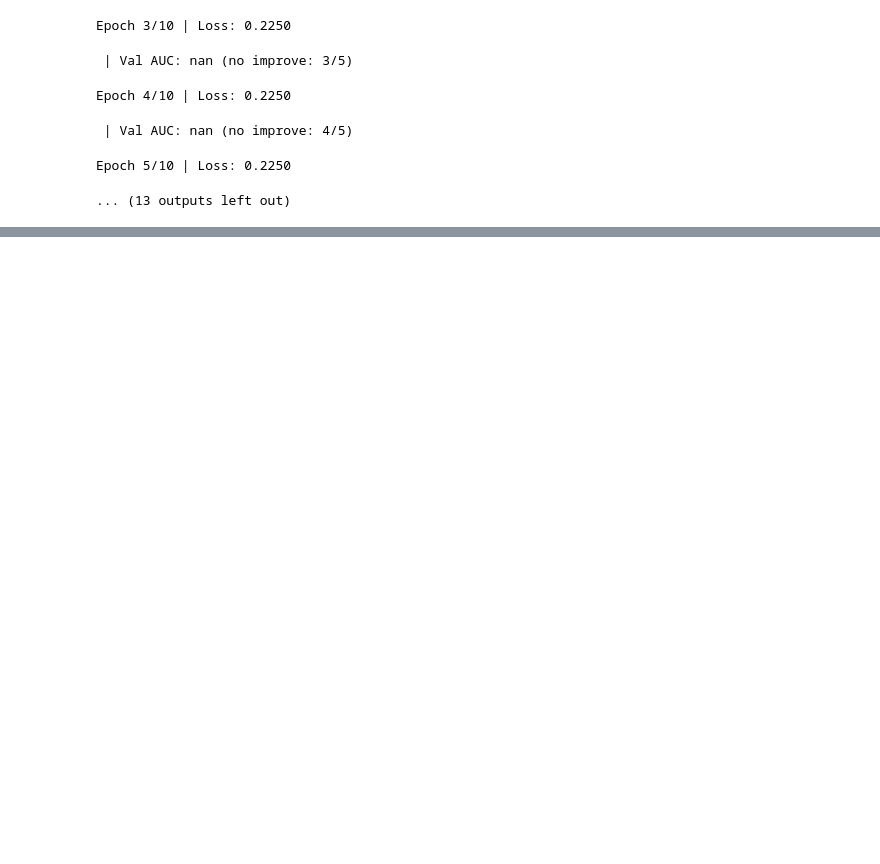
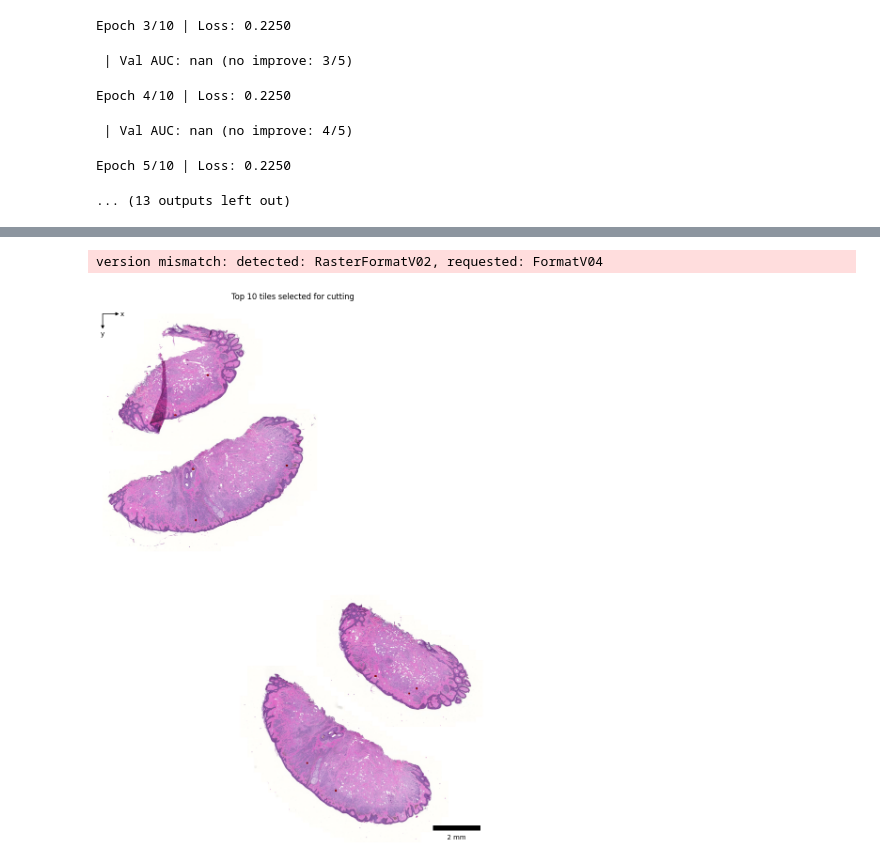
Before and after one commit to chje118/100k, a Jupyter notebook: notebooks/prepare_testdata.ipynb, the cells around one changed output, grey strips where cells are left out. Saved outputs shown, nothing was run; the diff lists cells and outputs as text; code cells hidden in the pictures; blank space fills up the shorter version.

Commit message:
abmil inference + prepare for roi selection on testdata

```diff
--- a/notebooks/prepare_testdata.ipynb
+++ b/notebooks/prepare_testdata.ipynb
@@ -118,3 +118,11 @@ Epoch 4/10 | Loss: 0.2250
  | Val AUC: nan (no improve: 4/5)
 Epoch 5/10 | Loss: 0.2250
 ... (13 outputs left out)
+# %%
+from abmil import ABMILInference
+
+abmil_path = r"E:\Christine\testdata\abmil.pt"
+inference_path = r"E:\Christine\testdata\inference.pkl"
+
+inference = ABMILInference(checkpoint_path=abmil_path, zarr_dir=zarr_dir, slides=slides, cache_path=inference_path)
+inference.process_slides(validate = True)
@@ -121,6 +142,8 @@ Epoch 5/10 | Loss: 0.2250
 # %%
 from roi_selection import ROISelector
 
-
-    """ Handle ROI selection from cached ABMIL inference results. """
-    def __init__(self, cache_path: str, slide_path: str, top_k: int = 100):
+selector = ROISelector(cache_path = inference_path, slide_path = path_CMU1, top_k = 10)
+selector.tiles_to_cut()
+# %% [output]
+version mismatch: detected: RasterFormatV02, requested: FormatV04
+[figure, added]
```
Also changed, not shown: parts of 1 cell of this notebook, 1 other file.
